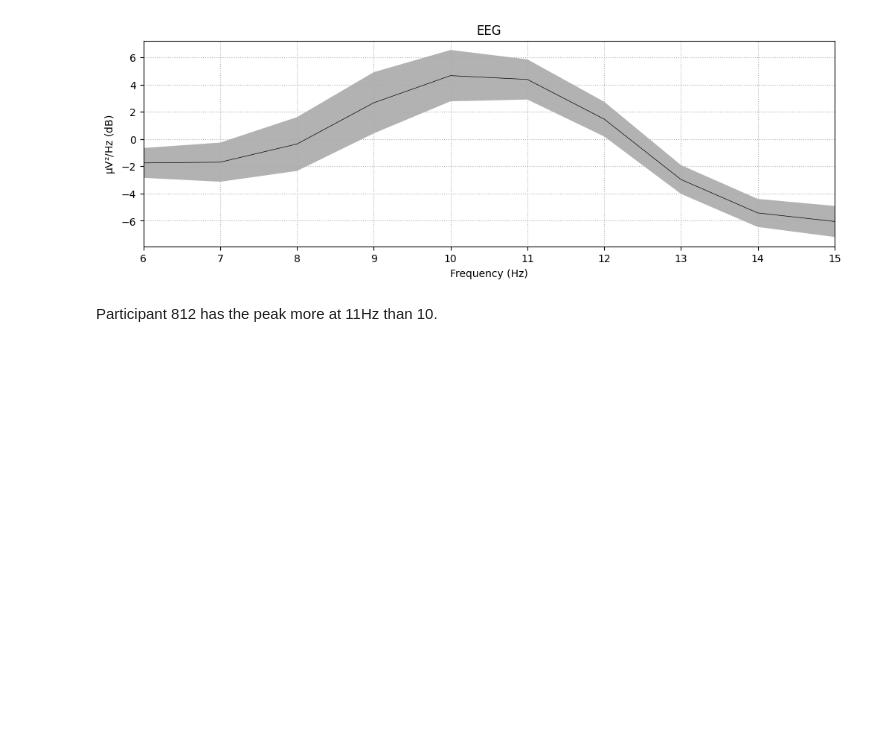
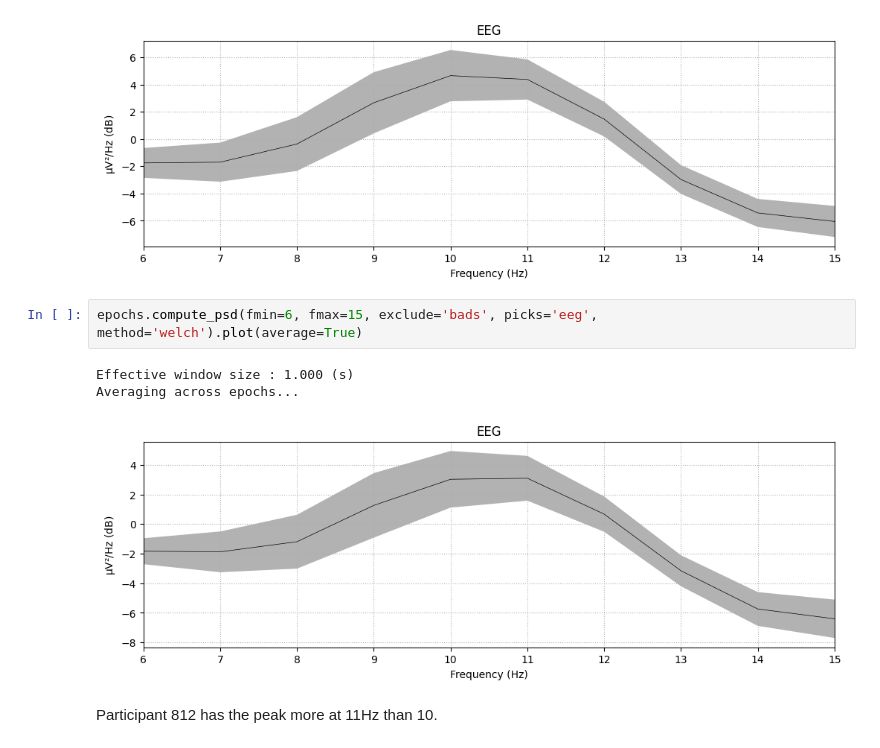
Before and after one commit to Stadopower/FYRP, a Jupyter notebook: indiv_frequency.ipynb, the cells around one changed output. Cells and saved outputs as stored; diff of their text form; blank space fills up the shorter version.

```diff
--- a/indiv_frequency.ipynb
+++ b/indiv_frequency.ipynb
@@ -419,6 +452,12 @@ epochs['rest'].compute_psd(fmin=6, fmax=15, exclude='bads', picks='eeg', method=
 Effective window size : 1.000 (s)
 Averaging across epochs...
 [figure]
+# %%
+epochs.compute_psd(fmin=6, fmax=15, exclude='bads', picks='eeg', method='welch').plot(average=True)
+# %% [output]
+Effective window size : 1.000 (s)
+Averaging across epochs...
+[figure, added]
 # %% [markdown]
 Participant 812 has the peak more at 11Hz than 10.
 # %%
```
Also changed, not shown: parts of 9 cells of this notebook, 6 other files.
